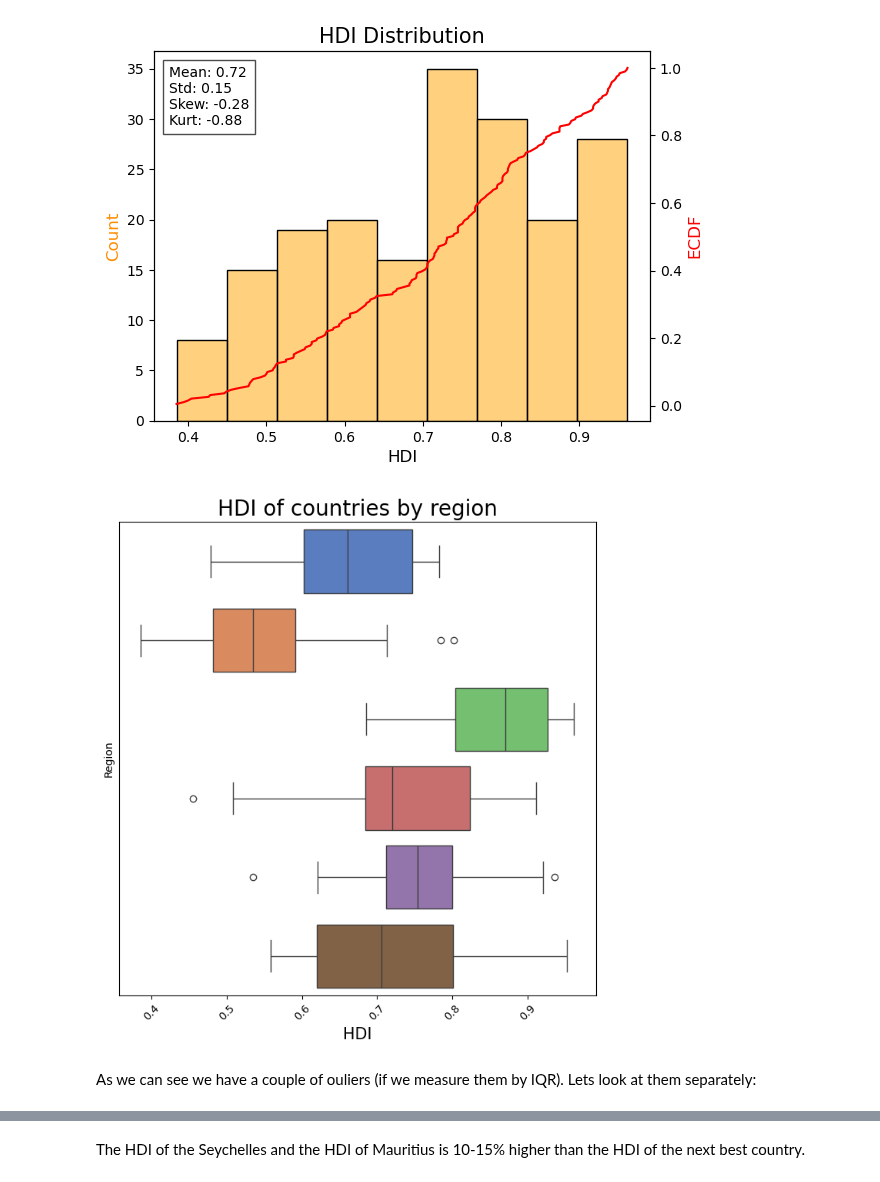
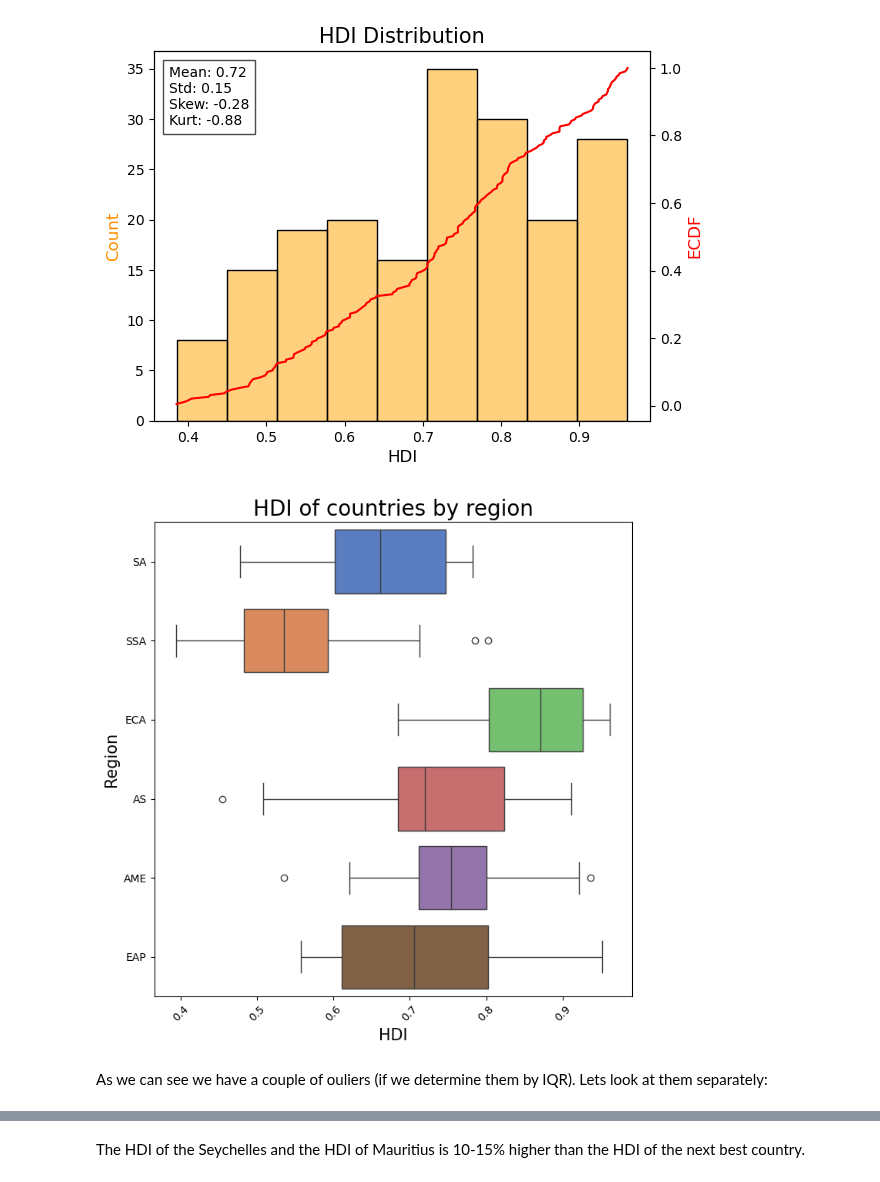
Before and after one commit to jakthehut/HDI-IQ-Analysis, a Jupyter notebook: hdi_iq_analysis.ipynb, the cells around one changed output, grey strips where cells are left out. Cells and saved outputs as stored; diff of their text form; code cells hidden in the pictures.

```diff
--- a/hdi_iq_analysis.ipynb
+++ b/hdi_iq_analysis.ipynb
@@ -89,8 +59,7 @@ hdi_df.head()
 hdi_df.rename(columns={'hdi_2021': 'HDI',
                        'country': 'Country',
                        'hdicode': 'HDI Group',
-                       'region': 'Region',
-                       'hdi_rank_2021': 'HDI_Rank'}, inplace=True)
+                       'region': 'Region'}, inplace=True)
 # %% [markdown]
 ### 2.1.2 Data Cleaning
 # %%
@@ -330,12 +321,13 @@ Index(['Rank', 'Country', 'Measured IQ', 'IQ data quality', ' SchAch',
        ' Final IQ.1'],
       dtype='object')
 # %%
-columns_of_interest = ['Rank','Country', ' Final IQ']
+# Selecting the columns of interest
+columns_of_interest = ['Country', ' Final IQ']
 iq_df = iq_df[columns_of_interest]
 # %%
+# Renaming these columns
 iq_df = iq_df.rename(columns=
 {' Final IQ': 'IQ',
-'Rank': 'IQ_Rank'
 })
 # %% [markdown]
 ### 2.1.2 Data Cleaning
@@ -344,2 +335,0 @@ Since we are searching for potential biases and other correlations between the v
-# %%
-iq_df['IQ'].dropna(inplace=True)
@@ -616,20 +597,18 @@ color_dict = dict(zip(region_col, sns.color_palette("muted", len(region_col))))
 # %%
 plt.figure(figsize=(8, 8))  # Increase the height of the figure
 
-sns.boxplot(data=hdi_df, x='HDI', y='Region', hue='Region', palette=color_dict)
-
-# Remove scales from y-axis
-plt.yticks([])
+sns.boxplot(data=merged_df, x='HDI', y='Region', hue='Region', palette=color_dict)
 
 # Increase font of the title and the labels
 plt.title('HDI of countries by region', fontsize=20)
 plt.xlabel('HDI', fontsize=15)
+plt.ylabel('Region', fontsize=15)
 plt.xticks(rotation=45)
 plt.show()
 # %% [output]
-[figure, old version]
+[figure, new version]
 # %% [markdown]
-As we can see we have a couple of ouliers (if we measure them by IQR). Lets look at them separately:
+As we can see we have a couple of ouliers (if we determine them by IQR). Lets look at them separately:
 # %%
 merged_df[merged_df['Region'] == 'SSA'].sort_values(by='HDI', ascending=False).head(4)
 # %% [output]
```
Also changed, not shown: parts of 75 cells of this notebook.
